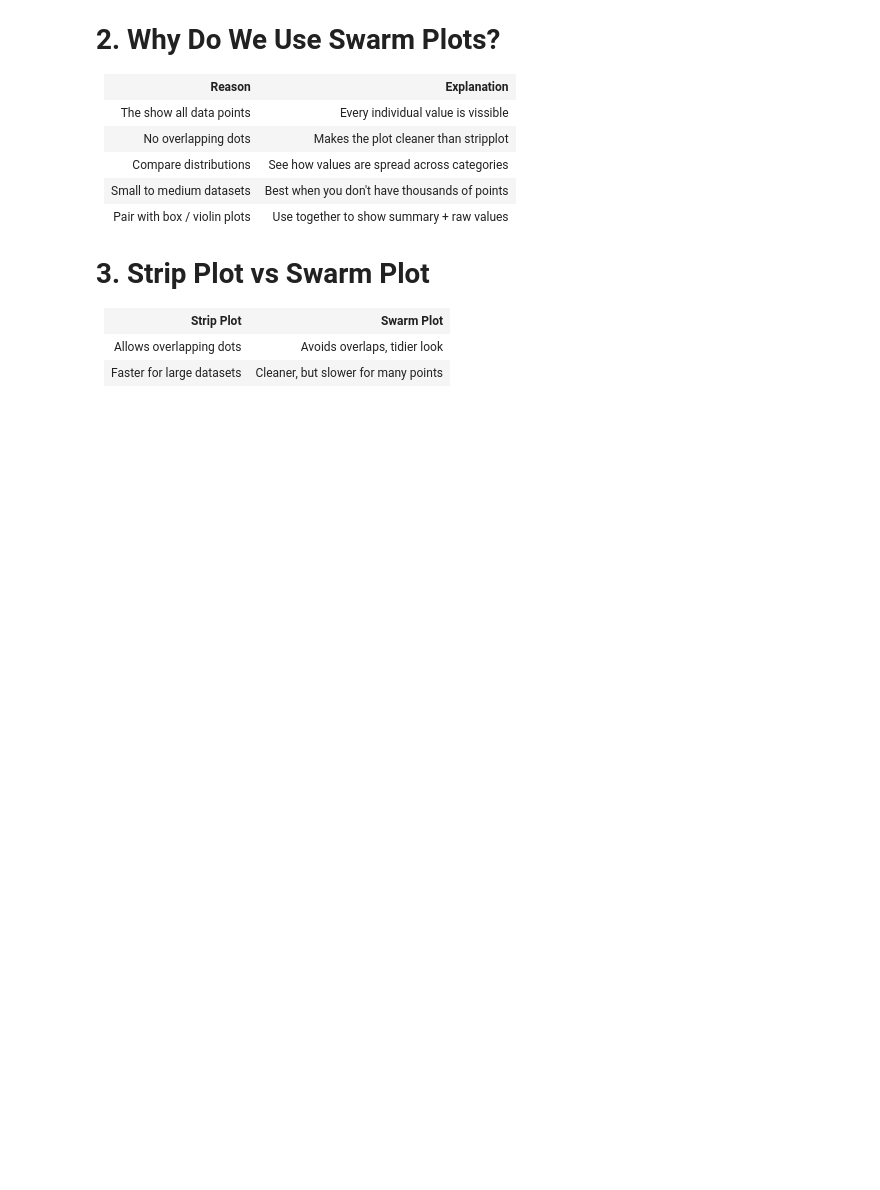
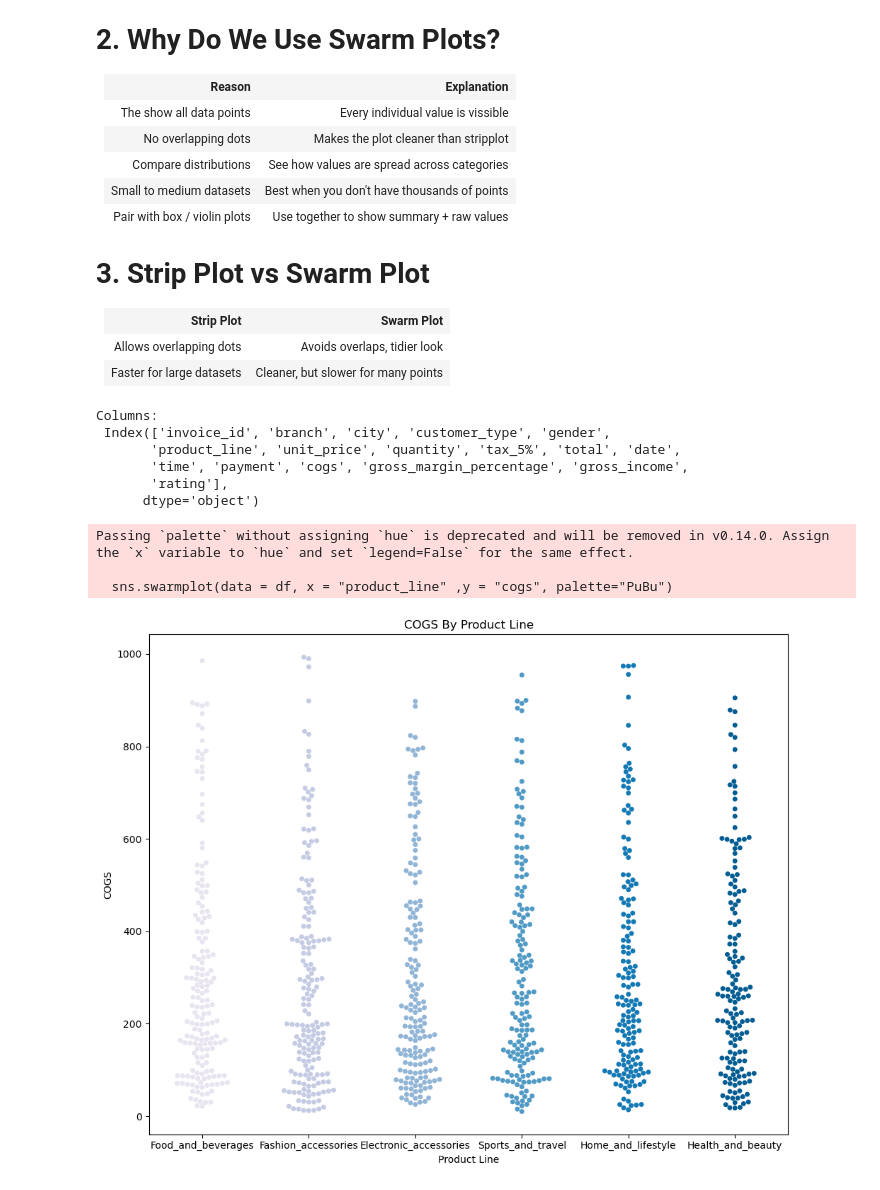
Before and after one commit to UstubecEmre/MatplotlibandSeabornFundamentals, a Jupyter notebook: swarmplot_in_seaborn.ipynb, the cells around one changed output. Cells and saved outputs as stored; diff of their text form; code cells hidden in the pictures; blank space fills up the shorter version.

Commit message:
feat: add examples of swarmplot

```diff
--- a/swarmplot_in_seaborn.ipynb
+++ b/swarmplot_in_seaborn.ipynb
@@ -61,0 +68,47 @@ Automatically adjusts spacing so no dots overlap
+# %%
+# load dataset
+def load_dataset(df_name, file_path):
+    file_path = file_path
+    df_name = df_name
+
+    df_name = pd.read_csv(file_path)
+    if df_name is None:
+        raise FileNotFoundError("File Path Not Found")
+
+    df = pd.DataFrame(df_name)
+    return df
+
+
+df = load_dataset(file_path= r"D:\DataVisualizationForPython\datasets\supermarket_sales_utf8.csv",df_name = "sales")
+
+
+# fix column names
+def fix_column_names(dataframe):
+    dataframe.columns = [col.lower().replace(" ", "_") for col in dataframe.columns]
+
+# call the fix_column_names
+fix_column_names(df)
+# %%
+columns = df.columns
+print(f"Columns: \n {columns}")
+# %% [output]
+Columns:
+ Index(['invoice_id', 'branch', 'city', 'customer_type', 'gender',
+       'product_line', 'unit_price', 'quantity', 'tax_5%', 'total', 'date',
+       'time', 'payment', 'cogs', 'gross_margin_percentage', 'gross_income',
+       'rating'],
+      dtype='object')
+# %%
+# Swarm Plot Examples
+plt.figure(figsize = (10, 8))
+sns.swarmplot(data = df, x = "product_line" ,y = "cogs", palette="PuBu")
+plt.title("COGS By Product Line")
+plt.xlabel("Product Line")
+plt.ylabel("COGS")
+plt.tight_layout()
+plt.show()
+# %% [output]
+Passing `palette` without assigning `hue` is deprecated and will be removed in v0.14.0. Assign the `x` variable to `hue` and set `legend=False` for the same effect.
+
+  sns.swarmplot(data = df, x = "product_line" ,y = "cogs", palette="PuBu")
+[figure, added]
```
Also changed, not shown: parts of 6 cells of this notebook.
